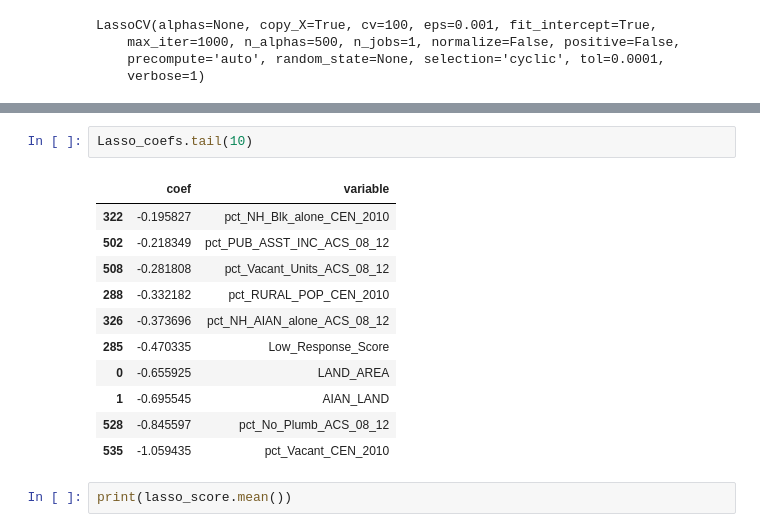
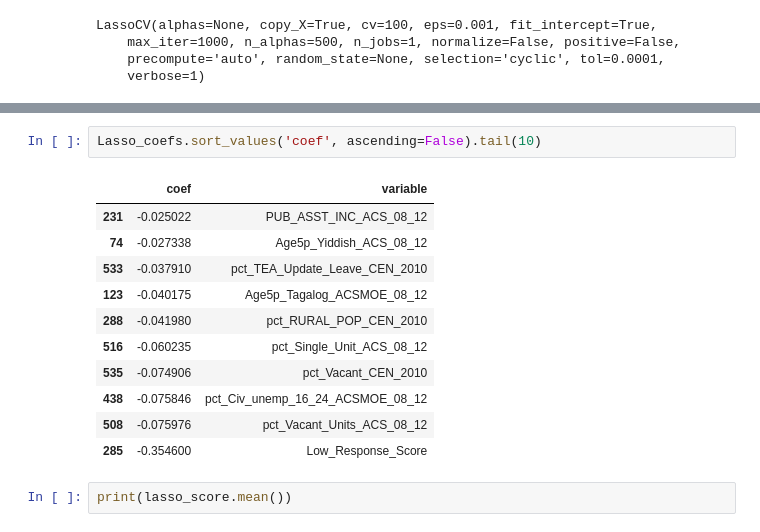
Before and after one commit to andrewellis6/Capstone_Project, a Jupyter notebook: Project_3/Project3_grad_rate_merged.ipynb, the cells around one changed output, grey strips where cells are left out. Drawn from its saved outputs; the diff is of its cells as text.

```diff
--- a/Project_3/Project3_grad_rate_merged.ipynb
+++ b/Project_3/Project3_grad_rate_merged.ipynb
@@ -311,17 +320,17 @@ Lasso_coefs.head(10)
 # %%
-Lasso_coefs.tail(10)
+Lasso_coefs.sort_values('coef', ascending=False).tail(10)
 # %% [output]
 |  | coef | variable |
-| 322 | -0.195827 | pct_NH_Blk_alone_CEN_2010 |
-| 502 | -0.218349 | pct_PUB_ASST_INC_ACS_08_12 |
-| 508 | -0.281808 | pct_Vacant_Units_ACS_08_12 |
-| 288 | -0.332182 | pct_RURAL_POP_CEN_2010 |
-| 326 | -0.373696 | pct_NH_AIAN_alone_ACS_08_12 |
-| 285 | -0.470335 | Low_Response_Score |
-| 0 | -0.655925 | LAND_AREA |
-| 1 | -0.695545 | AIAN_LAND |
-| 528 | -0.845597 | pct_No_Plumb_ACS_08_12 |
-| 535 | -1.059435 | pct_Vacant_CEN_2010 |
+| 231 | -0.025022 | PUB_ASST_INC_ACS_08_12 |
+| 74 | -0.027338 | Age5p_Yiddish_ACS_08_12 |
+| 533 | -0.037910 | pct_TEA_Update_Leave_CEN_2010 |
+| 123 | -0.040175 | Age5p_Tagalog_ACSMOE_08_12 |
+| 288 | -0.041980 | pct_RURAL_POP_CEN_2010 |
+| 516 | -0.060235 | pct_Single_Unit_ACS_08_12 |
+| 535 | -0.074906 | pct_Vacant_CEN_2010 |
+| 438 | -0.075846 | pct_Civ_unemp_16_24_ACSMOE_08_12 |
+| 508 | -0.075976 | pct_Vacant_Units_ACS_08_12 |
+| 285 | -0.354600 | Low_Response_Score |
 # %%
 print(lasso_score.mean())
 # %% [output]
```
Also changed, not shown: parts of 6 cells of this notebook.
